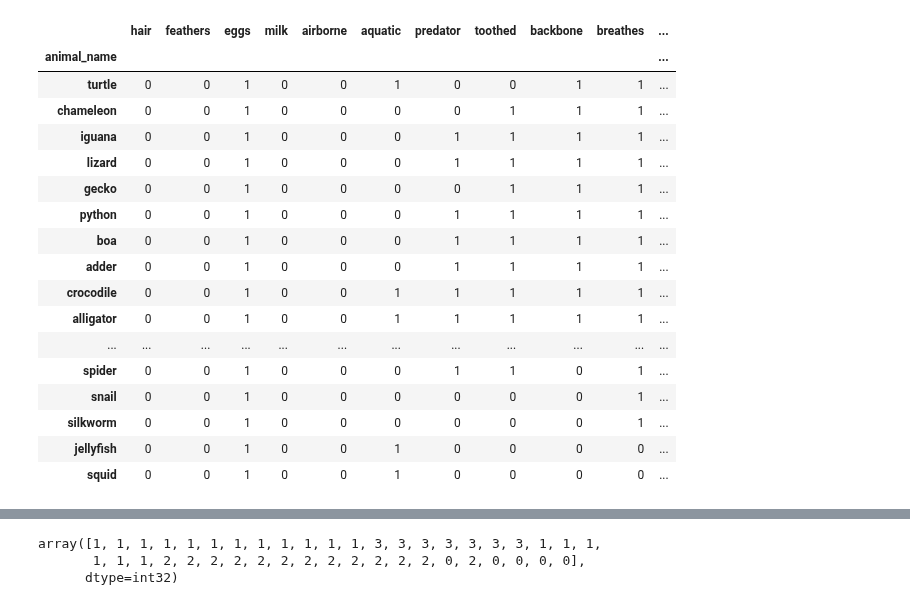
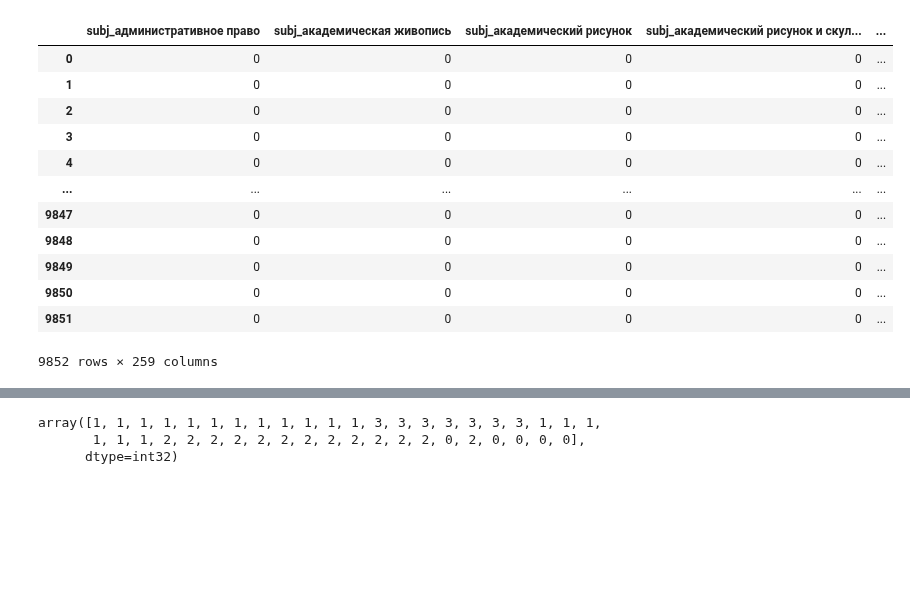
Before and after one commit to Maksimka9/clustering, a Jupyter notebook: test.ipynb, the cells around one changed output, grey strips where cells are left out. Cells and saved outputs as stored; diff of their text form; code cells hidden in the pictures; blank space fills up the shorter version.

```diff
--- a/test.ipynb
+++ b/test.ipynb
@@ -13,30 +13,25 @@ from sklearn import datasets
 # %%
 # Сформируем тестовый набор данных из 5000 записей, каждая из которых имеет две координаты.
 # При этом полученный набор данных будет иметь 4 явно выраженных кластера.
 #test_x, test_y = datasets.make_blobs(n_samples = 5000, n_features = 2, centers = 4)
 
-filename = r"https://github.com/Maksimka9/klustering/blob/main/zoo2.csv?raw=true"
-df = pd.read_csv(filename, index_col=0)
+filename = r"https://github.com/Maksimka9/klustering/blob/main/prepared_data_sem_1.csv?raw=true"
+df = pd.read_csv(filename, index_col=False)
 df
 # %% [output]
-|  | hair | feathers | eggs | milk | airborne | aquatic | predator | toothed | backbone | breathes | ... |
-| animal_name |  |  |  |  |  |  |  |  |  |  | ... |
-| turtle | 0 | 0 | 1 | 0 | 0 | 1 | 0 | 0 | 1 | 1 | ... |
-| chameleon | 0 | 0 | 1 | 0 | 0 | 0 | 0 | 1 | 1 | 1 | ... |
-| iguana | 0 | 0 | 1 | 0 | 0 | 0 | 1 | 1 | 1 | 1 | ... |
-| lizard | 0 | 0 | 1 | 0 | 0 | 0 | 1 | 1 | 1 | 1 | ... |
-| gecko | 0 | 0 | 1 | 0 | 0 | 0 | 0 | 1 | 1 | 1 | ... |
-| python | 0 | 0 | 1 | 0 | 0 | 0 | 1 | 1 | 1 | 1 | ... |
-| boa | 0 | 0 | 1 | 0 | 0 | 0 | 1 | 1 | 1 | 1 | ... |
-| adder | 0 | 0 | 1 | 0 | 0 | 0 | 1 | 1 | 1 | 1 | ... |
-| crocodile | 0 | 0 | 1 | 0 | 0 | 1 | 1 | 1 | 1 | 1 | ... |
-| alligator | 0 | 0 | 1 | 0 | 0 | 1 | 1 | 1 | 1 | 1 | ... |
-| ... | ... | ... | ... | ... | ... | ... | ... | ... | ... | ... | ... |
-| spider | 0 | 0 | 1 | 0 | 0 | 0 | 1 | 1 | 0 | 1 | ... |
-| snail | 0 | 0 | 1 | 0 | 0 | 0 | 0 | 0 | 0 | 1 | ... |
-| silkworm | 0 | 0 | 1 | 0 | 0 | 0 | 0 | 0 | 0 | 1 | ... |
-| jellyfish | 0 | 0 | 1 | 0 | 0 | 1 | 0 | 0 | 0 | 0 | ... |
-| squid | 0 | 0 | 1 | 0 | 0 | 1 | 0 | 0 | 0 | 0 | ... |
+|  | subj_административное право | subj_академическая живопись | subj_академический рисунок | subj_академический рисунок и скул... | ... |
+| 0 | 0 | 0 | 0 | 0 | ... |
+| 1 | 0 | 0 | 0 | 0 | ... |
+| 2 | 0 | 0 | 0 | 0 | ... |
+| 3 | 0 | 0 | 0 | 0 | ... |
+| 4 | 0 | 0 | 0 | 0 | ... |
+| ... | ... | ... | ... | ... | ... |
+| 9847 | 0 | 0 | 0 | 0 | ... |
+| 9848 | 0 | 0 | 0 | 0 | ... |
+| 9849 | 0 | 0 | 0 | 0 | ... |
+| 9850 | 0 | 0 | 0 | 0 | ... |
+| 9851 | 0 | 0 | 0 | 0 | ... |
+9852 rows × 259 columns
 # %%
 # Нормализуем данные (среднее значение=0, дисперсия=1)
 
```
Also changed, not shown: parts of 3 cells of this notebook.
